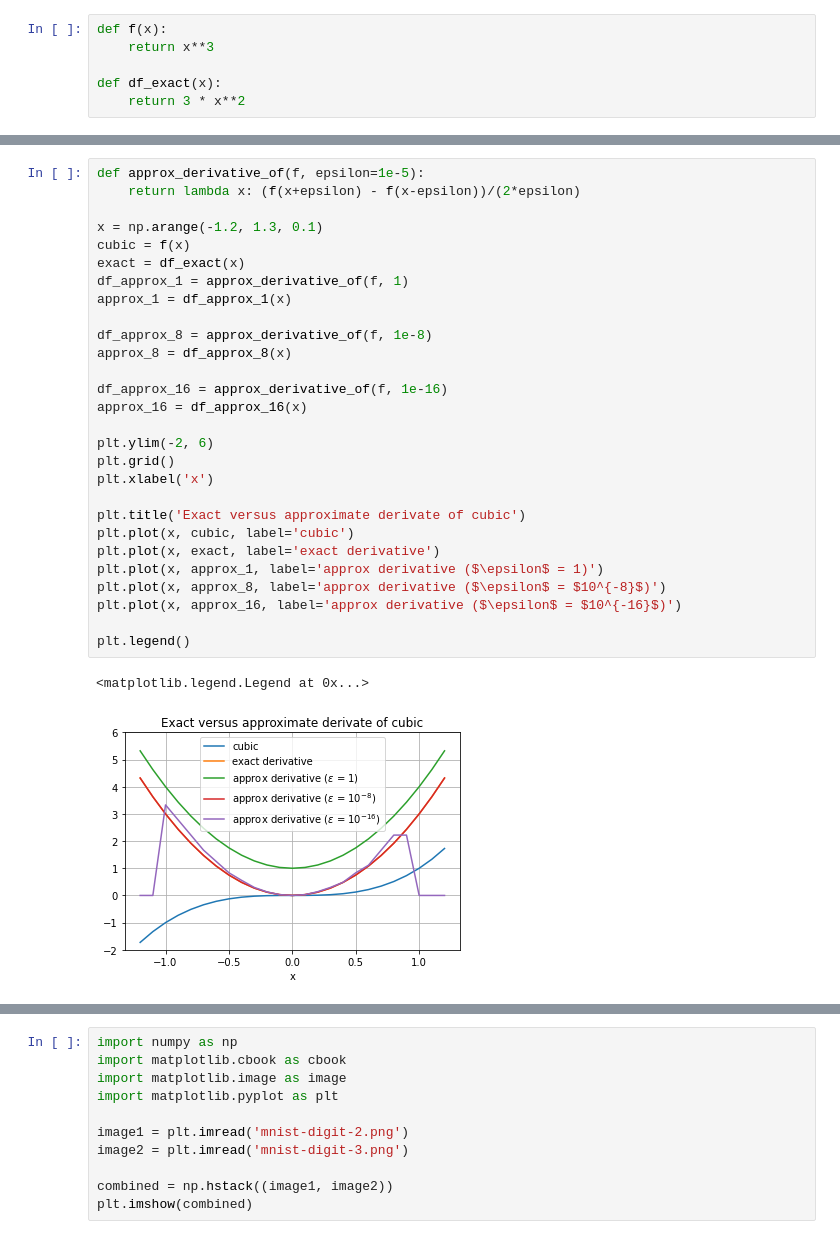
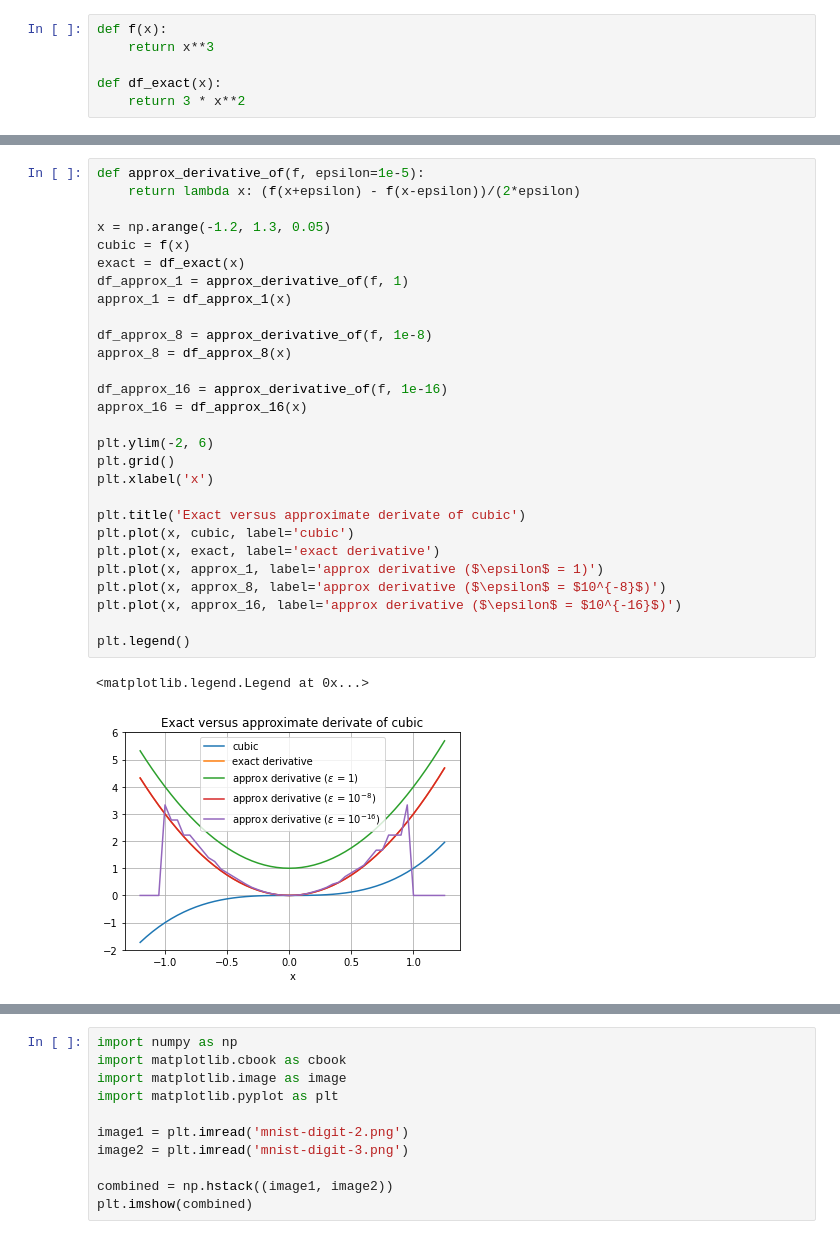
Before and after one commit to yan-ren/comp6321-machine-learning, a Jupyter notebook: lab1/lab1-exercises.ipynb, the cells around one changed output, grey strips where cells are left out. Cells and saved outputs as stored; diff of their text form.

```diff
--- a/lab1/lab1-exercises.ipynb
+++ b/lab1/lab1-exercises.ipynb
@@ -527,34 +529,34 @@ Make greek symbols like $\epsilon$ in a label or a title by using the dollar sig
 # %%
 def approx_derivative_of(f, epsilon=1e-5):
     return lambda x: (f(x+epsilon) - f(x-epsilon))/(2*epsilon)
 
-x = np.arange(-1.2, 1.3, 0.1)
+x = np.arange(-1.2, 1.3, 0.05)
 cubic = f(x)
 exact = df_exact(x)
 df_approx_1 = approx_derivative_of(f, 1)
 approx_1 = df_approx_1(x)
 
 df_approx_8 = approx_derivative_of(f, 1e-8)
 approx_8 = df_approx_8(x)
 
 df_approx_16 = approx_derivative_of(f, 1e-16)
 approx_16 = df_approx_16(x)
 
 plt.ylim(-2, 6)
 plt.grid()
 plt.xlabel('x')
 
 plt.title('Exact versus approximate derivate of cubic')
 plt.plot(x, cubic, label='cubic')
 plt.plot(x, exact, label='exact derivative')
 plt.plot(x, approx_1, label='approx derivative ($\epsilon$ = 1)')
 plt.plot(x, approx_8, label='approx derivative ($\epsilon$ = $10^{-8}$)')
 plt.plot(x, approx_16, label='approx derivative ($\epsilon$ = $10^{-16}$)')
 
 plt.legend()
 # %% [output]
 <matplotlib.legend.Legend at 0x...>
-[figure, old version]
+[figure, new version]
 # %% [markdown]
 <div style="border-bottom: 3px solid black;"></div>
 
```
Also changed, not shown: parts of 3 cells of this notebook, 9 other files.
